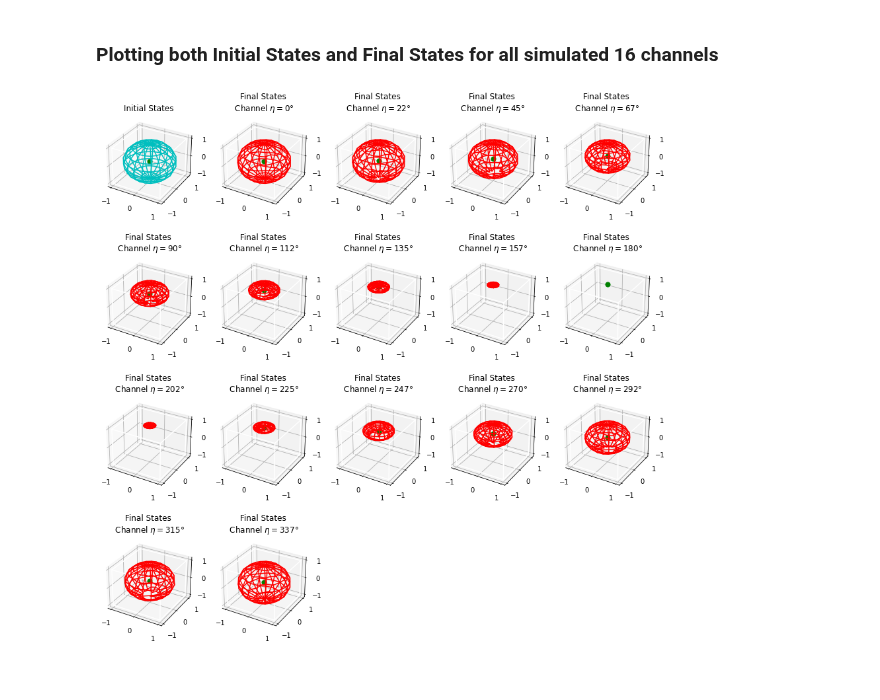
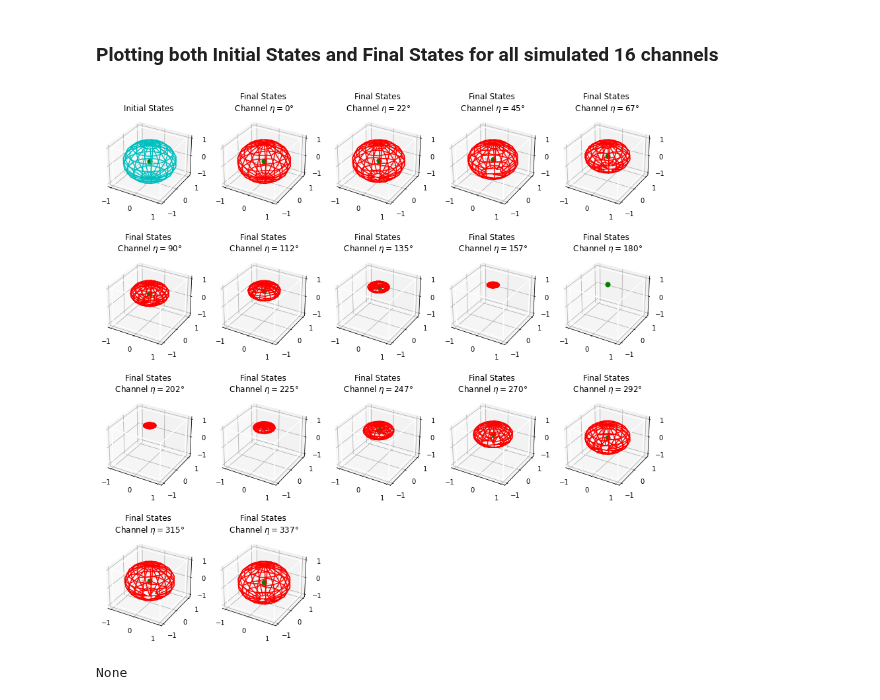
Before and after one commit to iamtxena/quantum-channel-discrimination, a Jupyter notebook: src/qcdBase.ipynb, the cells around one changed output. Saved outputs shown, nothing was run; the diff lists cells and outputs as text; code cells hidden in the pictures.

```diff
--- a/src/qcdBase.ipynb
+++ b/src/qcdBase.ipynb
@@ -256,39 +251,43 @@ plot_histogram([totalCounts[indexCountsToPrint][0], totalCounts[indexCountsToPri
 # %% [markdown]
 ### Plotting both Initial States and Final States for all simulated 16 channels
 # %%
-fig = plt.figure(figsize=(15,15))
-#===============
-#  First subplot
-#===============
-# set up the axes for the first plot
-ax = fig.add_subplot(4, 5, 1, projection='3d')
-draw_cube(ax)
+def plotChannelsBlochs():
+    fig = plt.figure(figsize=(15,15))
+    #===============
+    #  First subplot
+    #===============
+    # set up the axes for the first plot
+    ax = fig.add_subplot(4, 5, 1, projection='3d')
+    draw_cube(ax)
 
-# draw initial states
-ax.plot_wireframe(initialStatesReshaped['reshapedCoordsX'], initialStatesReshaped['reshapedCoordsY'], initialStatesReshaped['reshapedCoordsZ'], color="c")
-ax.set_title("Initial States")
-# draw center
-ax.scatter([0], [0], [0], color="g", s=50)
+    # draw initial states
+    ax.plot_wireframe(initialStatesReshaped['reshapedCoordsX'], initialStatesReshaped['reshapedCoordsY'], initialStatesReshaped['reshapedCoordsZ'], color="c")
+    ax.set_title("Initial States")
+    # draw center
+    ax.scatter([0], [0], [0], color="g", s=50)
 
-#===============
-# Next subplots
-#===============
+    #===============
+    # Next subplots
+    #===============
 
-indexFinalStateReshaped = 0
-for finalStatesReshaped in allChannelsFinalStatesReshaped:
-    # set up the axes for the second plot
-    ax = fig.add_subplot(4, 5, 2 + indexFinalStateReshaped, projection='3d')
-    draw_cube(ax)
-    # draw final states
-    ax.plot_wireframe(finalStatesReshaped['reshapedCoordsX'], finalStatesReshaped['reshapedCoordsY'], finalStatesReshaped['reshapedCoordsZ'], color="r")
-    title = "Final States\n Channel " + "$\eta=" + str(int(math.degrees(anglesEta[indexFinalStateReshaped]))) + "\degree$"
-    ax.set_title(title)
-    # draw center
-    ax.scatter([0], [0], finalStatesReshaped["center"], color="g", s=50)
-    indexFinalStateReshaped+=1
+    indexFinalStateReshaped = 0
+    for finalStatesReshaped in allChannelsFinalStatesReshaped:
+        # set up the axes for the second plot
+        ax = fig.add_subplot(4, 5, 2 + indexFinalStateReshaped, projection='3d')
+        draw_cube(ax)
+        # draw final states
+        ax.plot_wireframe(finalStatesReshaped['reshapedCoordsX'], finalStatesReshaped['reshapedCoordsY'], finalStatesReshaped['reshapedCoordsZ'], color="r")
+        title = "Final States\n Channel " + "$\eta=" + str(int(math.degrees(anglesEta[indexFinalStateReshaped]))) + "\degree$"
+        ax.set_title(title)
+        # draw center
+        ax.scatter([0], [0], finalStatesReshaped["center"], color="g", s=50)
+        indexFinalStateReshaped+=1
 
 
 
-plt.show()
+    display(plt.show())
-# %% [output]
-[figure, removed]
+# %%
+plotChannelsBlochs()
+# %% [output]
+[figure, added]
+None
```
Also changed, not shown: parts of 4 cells of this notebook.
